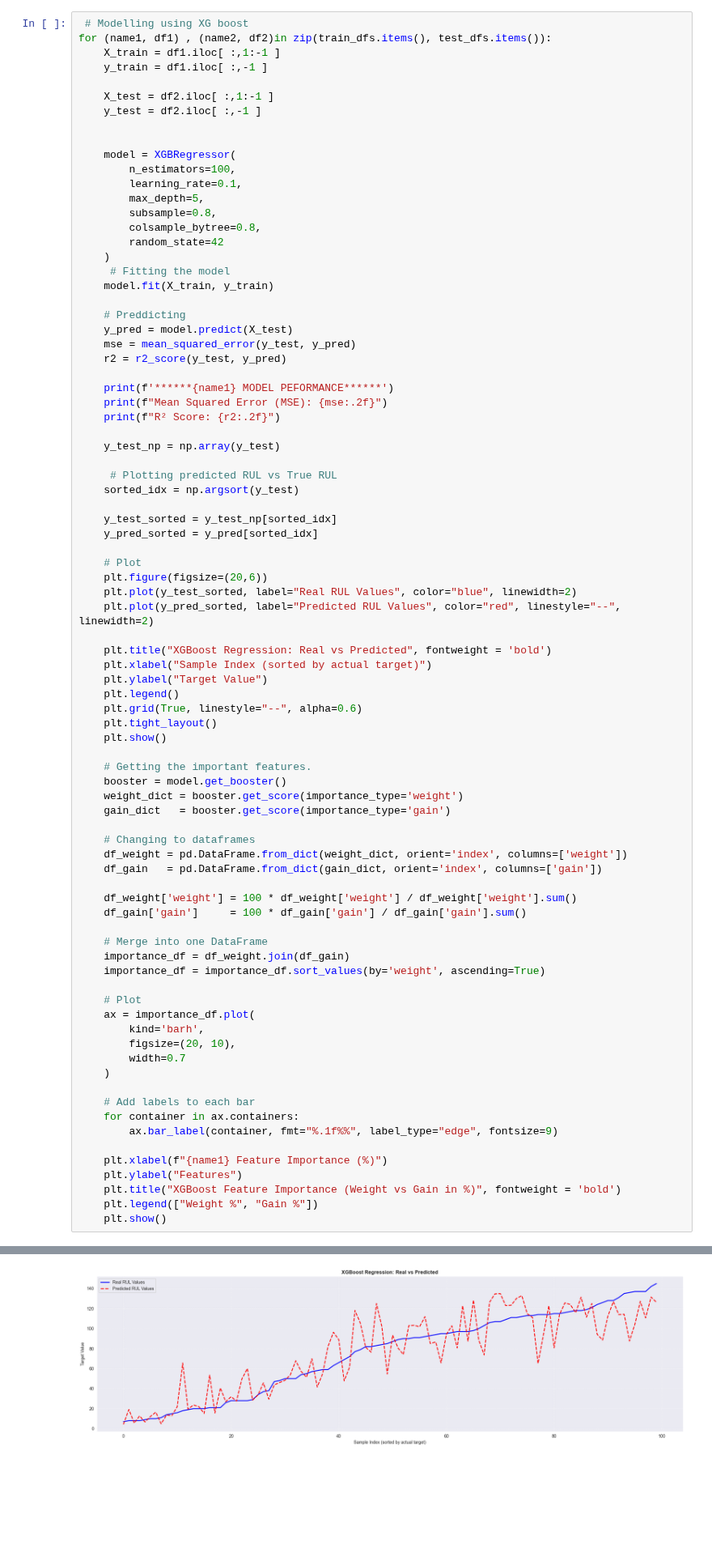
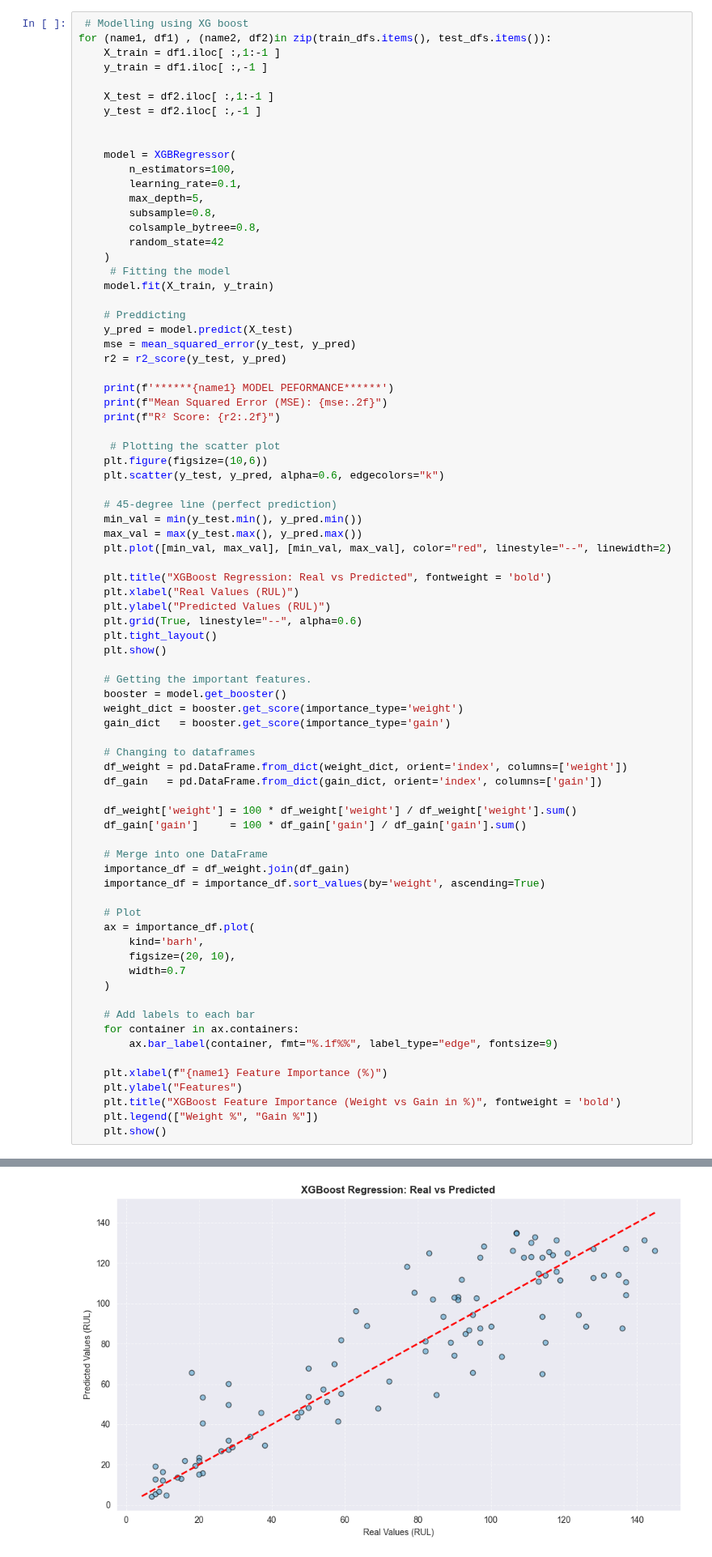
Before and after one commit to George-Njuguna/Prediction-of-Remaining-Useful-life-RUL-of-engine, a Jupyter notebook: Model_Building.ipynb, the cells around one changed output, grey strips where cells are left out. Shown at 81% size. Drawn from its saved outputs; the diff is of its cells as text; blank space fills up the shorter version.

```diff
--- a/Model_Building.ipynb
+++ b/Model_Building.ipynb
@@ -281,23 +281,18 @@ for (name1, df1) , (name2, df2)in zip(train_dfs.items(), test_dfs.items()):
     print(f"Mean Squared Error (MSE): {mse:.2f}")
     print(f"R² Score: {r2:.2f}")
 
-    y_test_np = np.array(y_test)
+     # Plotting the scatter plot
+    plt.figure(figsize=(10,6))
+    plt.scatter(y_test, y_pred, alpha=0.6, edgecolors="k")
 
-     # Plotting predicted RUL vs True RUL
-    sorted_idx = np.argsort(y_test)
-
-    y_test_sorted = y_test_np[sorted_idx]
-    y_pred_sorted = y_pred[sorted_idx]
-
-    # Plot
-    plt.figure(figsize=(20,6))
-    plt.plot(y_test_sorted, label="Real RUL Values", color="blue", linewidth=2)
-    plt.plot(y_pred_sorted, label="Predicted RUL Values", color="red", linestyle="--", linewidth=2)
+    # 45-degree line (perfect prediction)
+    min_val = min(y_test.min(), y_pred.min())
+    max_val = max(y_test.max(), y_pred.max())
+    plt.plot([min_val, max_val], [min_val, max_val], color="red", linestyle="--", linewidth=2)
 
     plt.title("XGBoost Regression: Real vs Predicted", fontweight = 'bold')
-    plt.xlabel("Sample Index (sorted by actual target)")
-    plt.ylabel("Target Value")
-    plt.legend()
+    plt.xlabel("Real Values (RUL)")
+    plt.ylabel("Predicted Values (RUL)")
     plt.grid(True, linestyle="--", alpha=0.6)
     plt.tight_layout()
     plt.show()
@@ -311,34 +306,34 @@ for (name1, df1) , (name2, df2)in zip(train_dfs.items(), test_dfs.items()):
     df_weight = pd.DataFrame.from_dict(weight_dict, orient='index', columns=['weight'])
     df_gain   = pd.DataFrame.from_dict(gain_dict, orient='index', columns=['gain'])
 
     df_weight['weight'] = 100 * df_weight['weight'] / df_weight['weight'].sum()
     df_gain['gain']     = 100 * df_gain['gain'] / df_gain['gain'].sum()
 
     # Merge into one DataFrame
     importance_df = df_weight.join(df_gain)
     importance_df = importance_df.sort_values(by='weight', ascending=True)
 
     # Plot
     ax = importance_df.plot(
         kind='barh',
         figsize=(20, 10),
         width=0.7
     )
 
     # Add labels to each bar
     for container in ax.containers:
         ax.bar_label(container, fmt="%.1f%%", label_type="edge", fontsize=9)
 
     plt.xlabel(f"{name1} Feature Importance (%)")
     plt.ylabel("Features")
     plt.title("XGBoost Feature Importance (Weight vs Gain in %)", fontweight = 'bold')
     plt.legend(["Weight %", "Gain %"])
     plt.show()
 # %% [output]
 ******FD001 MODEL PEFORMANCE******
 Mean Squared Error (MSE): 353.28
 R² Score: 0.80
-[figure, old version]
+[figure, new version]
 [figure]
 ******FD002 MODEL PEFORMANCE******
 Mean Squared Error (MSE): 733.84
```
Also changed, not shown: parts of 2 cells of this notebook.
